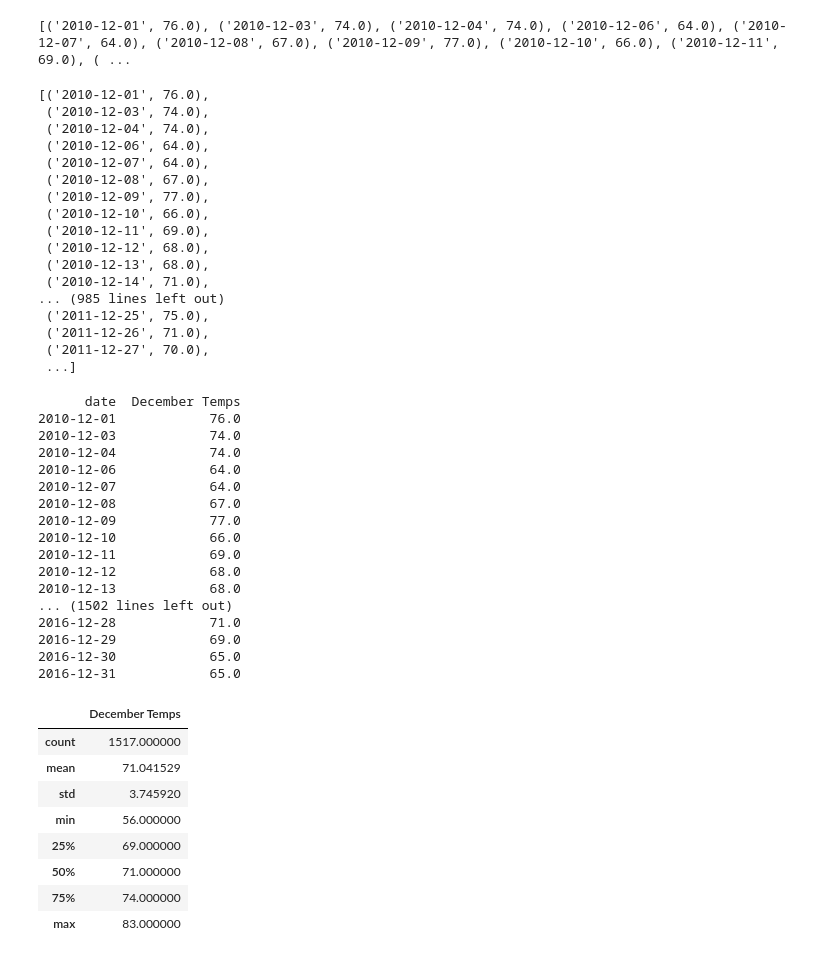
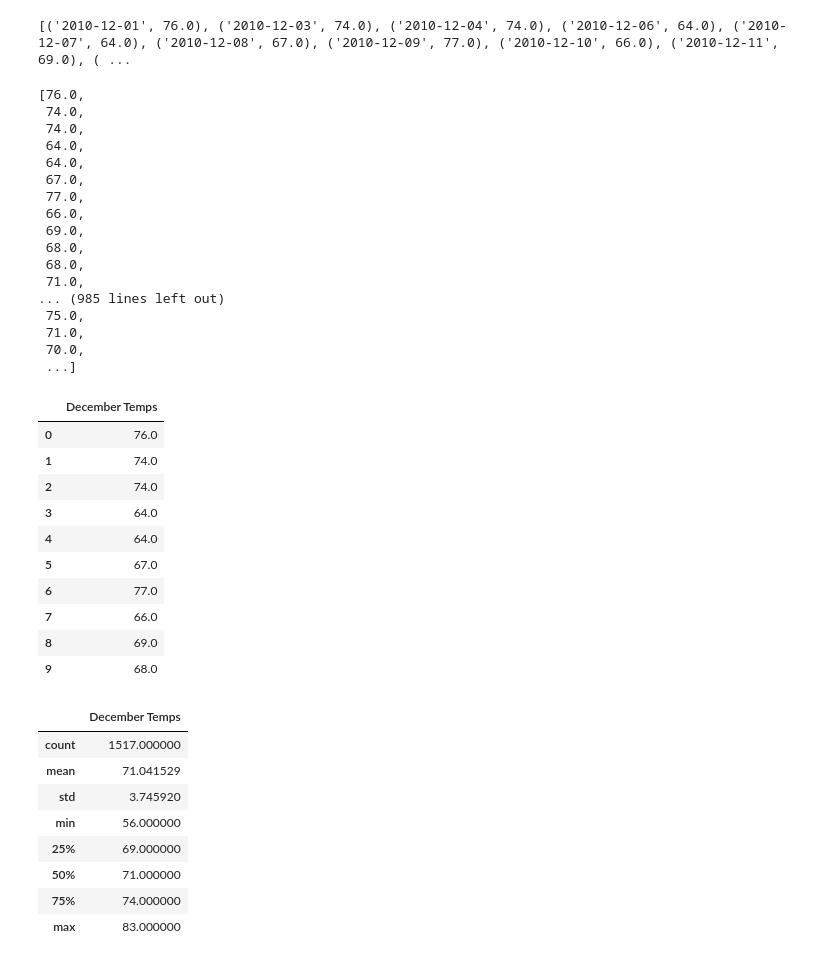
Before and after one commit to domivillacis/surfs_up, a Jupyter notebook: SurfsUp_Challenge.ipynb, the cells around one changed output. Drawn from its saved outputs; the diff is of its cells as text; code cells hidden in the pictures.

```diff
--- a/SurfsUp_Challenge.ipynb
+++ b/SurfsUp_Challenge.ipynb
@@ -100,49 +112,42 @@ print(dec_data)
 [('2010-12-01', 76.0), ('2010-12-03', 74.0), ('2010-12-04', 74.0), ('2010-12-06', 64.0), ('2010-12-07', 64.0), ('2010-12-08', 67.0), ('2010-12-09', 77.0), ('2010-12-10', 66.0), ('2010-12-11', 69.0), ( ...
 # %%
 # 7. Convert the December temperatures to a list.
-dec_temps = list((dec_data))
-dec_temps
+dec_temps_list = [temp.tobs for temp in dec_data]
+dec_temps_list
 # %% [output]
-[('2010-12-01', 76.0),
- ('2010-12-03', 74.0),
- ('2010-12-04', 74.0),
- ('2010-12-06', 64.0),
- ('2010-12-07', 64.0),
- ('2010-12-08', 67.0),
- ('2010-12-09', 77.0),
- ('2010-12-10', 66.0),
- ('2010-12-11', 69.0),
- ('2010-12-12', 68.0),
- ('2010-12-13', 68.0),
- ('2010-12-14', 71.0),
+[76.0,
+ 74.0,
+ 74.0,
+ 64.0,
+ 64.0,
+ 67.0,
+ 77.0,
+ 66.0,
+ 69.0,
+ 68.0,
+ 68.0,
+ 71.0,
 ... (985 lines left out)
- ('2011-12-25', 75.0),
- ('2011-12-26', 71.0),
- ('2011-12-27', 70.0),
+ 75.0,
+ 71.0,
+ 70.0,
  ...]
 # %%
 # 8. Create a DataFrame from the list of temperatures for the month of December.
-december_df = pd.DataFrame(dec_temps, columns=['date','December Temps'])
-december_df.set_index(december_df['date'], inplace=True)
-print(december_df.to_string(index=False))
+december_df = pd.DataFrame(dec_temps_list, columns=['December Temps'])
+december_df.head(10)
 # %% [output]
-      date  December Temps
-2010-12-01            76.0
-2010-12-03            74.0
-2010-12-04            74.0
-2010-12-06            64.0
-2010-12-07            64.0
-2010-12-08            67.0
-2010-12-09            77.0
-2010-12-10            66.0
-2010-12-11            69.0
-2010-12-12            68.0
-2010-12-13            68.0
-... (1502 lines left out)
-2016-12-28            71.0
-2016-12-29            69.0
-2016-12-30            65.0
-2016-12-31            65.0
+|  | December Temps |
+| 0 | 76.0 |
+| 1 | 74.0 |
+| 2 | 74.0 |
+| 3 | 64.0 |
+| 4 | 64.0 |
+| 5 | 67.0 |
+| 6 | 77.0 |
+| 7 | 66.0 |
+| 8 | 69.0 |
+| 9 | 68.0 |
 # %%
 # 9. Calculate and print out the summary statistics for the Decemeber temperature DataFrame.
 december_df.describe()
```
Also changed, not shown: parts of 3 cells of this notebook.
